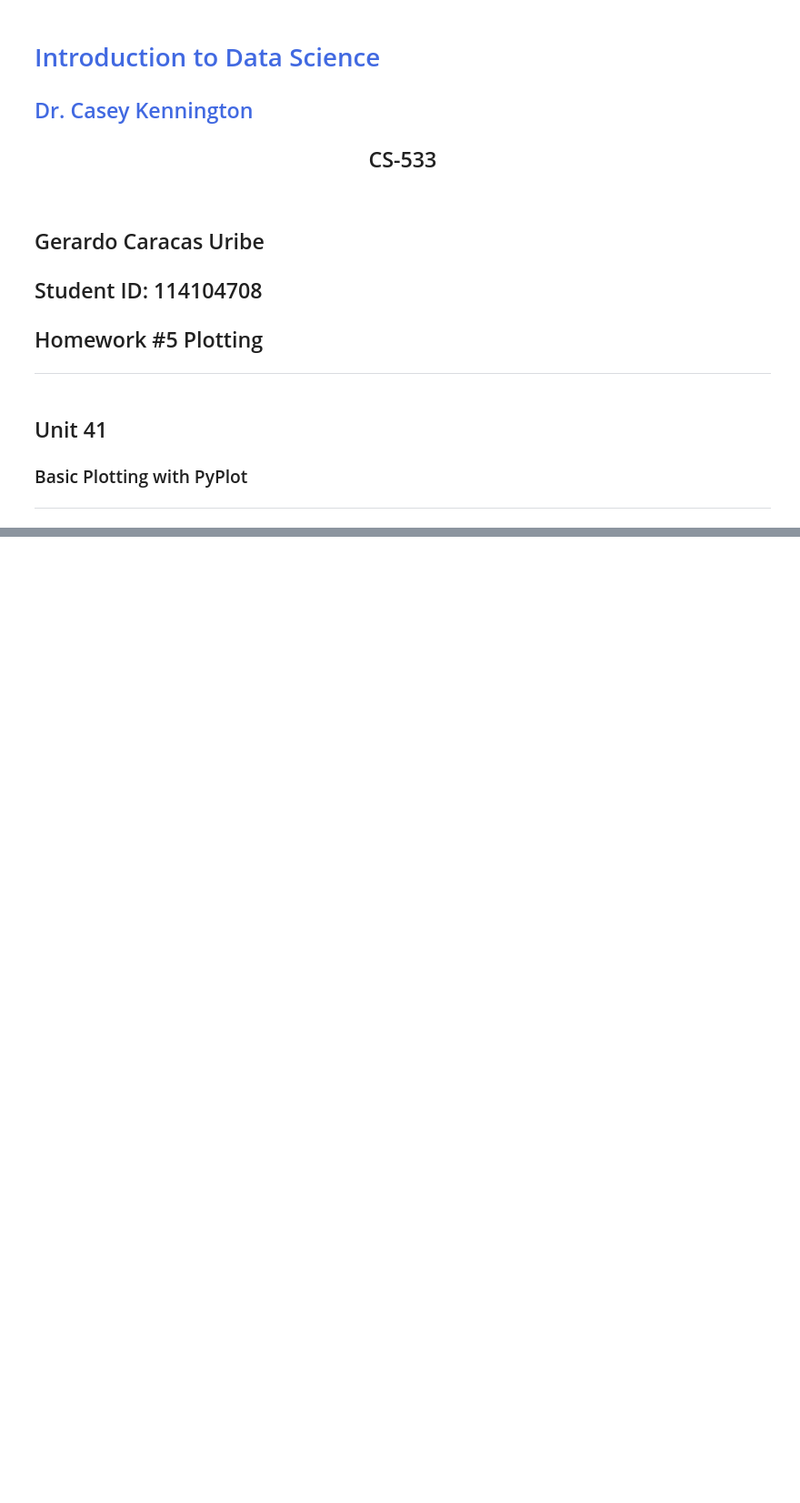
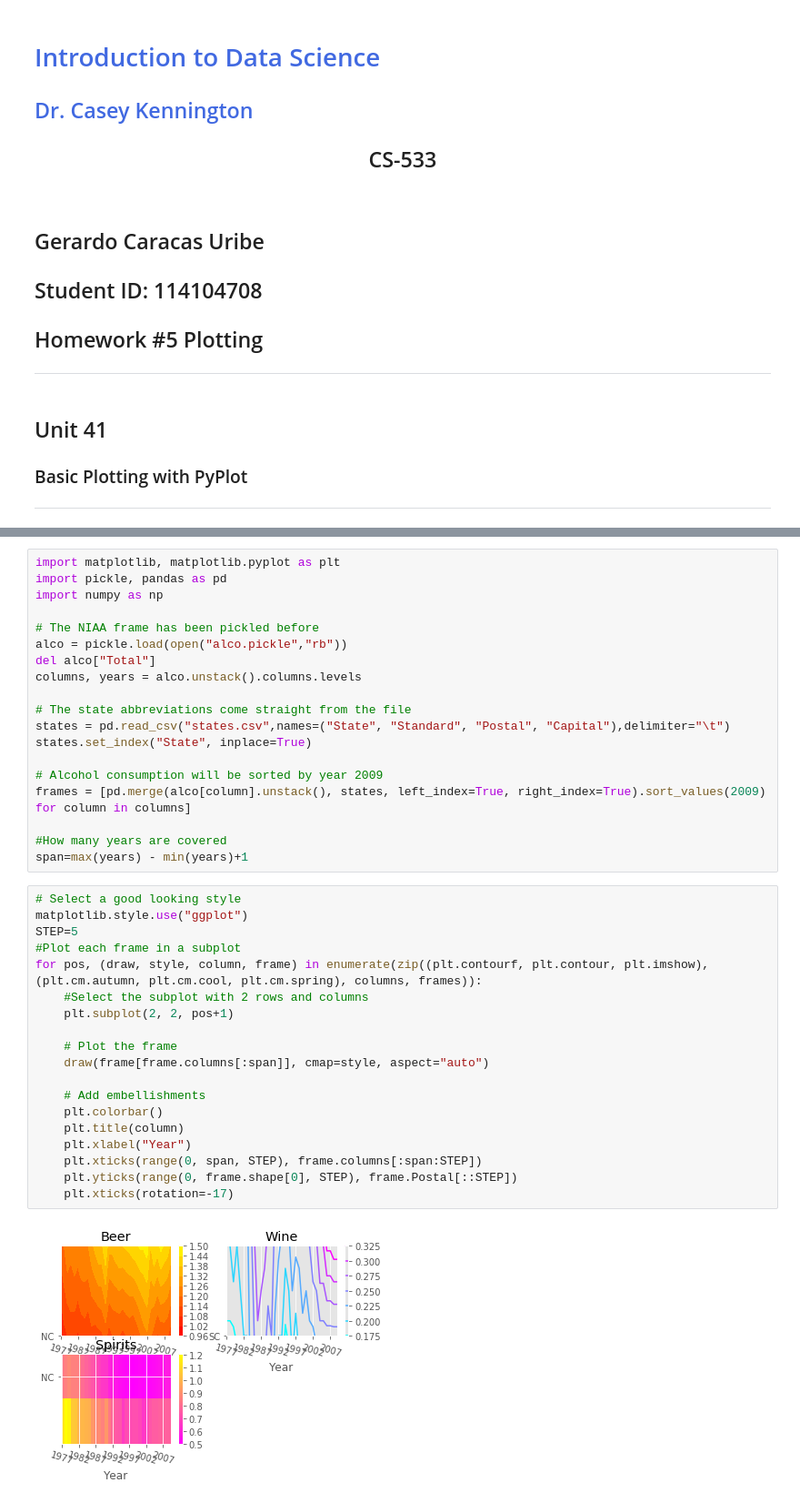
Before and after one commit to gcaracas/bsu, a Jupyter notebook: introds/hw/L5-Plotting/plotting.ipynb, the cells around one changed output, grey strips where cells are left out. Shown: that part at 91% size. Cells and saved outputs as stored; diff of their text form; blank space fills up the shorter version.

```diff
--- a/introds/hw/L5-Plotting/plotting.ipynb
+++ b/introds/hw/L5-Plotting/plotting.ipynb
@@ -37,0 +24,40 @@ Int64Index([1977, 1978, 1979, 1980, 1981, 1982, 1983, 1984, 1985, 1986, 1987,
+# %%
+import matplotlib, matplotlib.pyplot as plt
+import pickle, pandas as pd
+import numpy as np
+
+# The NIAA frame has been pickled before
+alco = pickle.load(open("alco.pickle","rb"))
+del alco["Total"]
+columns, years = alco.unstack().columns.levels
+
+# The state abbreviations come straight from the file
+states = pd.read_csv("states.csv",names=("State", "Standard", "Postal", "Capital"),delimiter="\t")
+states.set_index("State", inplace=True)
+
+# Alcohol consumption will be sorted by year 2009
+frames = [pd.merge(alco[column].unstack(), states, left_index=True, right_index=True).sort_values(2009) for column in columns]
+
+#How many years are covered
+span=max(years) - min(years)+1
+# %%
+# Select a good looking style
+matplotlib.style.use("ggplot")
+STEP=5
+#Plot each frame in a subplot
+for pos, (draw, style, column, frame) in enumerate(zip((plt.contourf, plt.contour, plt.imshow),(plt.cm.autumn, plt.cm.cool, plt.cm.spring), columns, frames)):
+    #Select the subplot with 2 rows and columns
+    plt.subplot(2, 2, pos+1)
+
+    # Plot the frame
+    draw(frame[frame.columns[:span]], cmap=style, aspect="auto")
+
+    # Add embellishments
+    plt.colorbar()
+    plt.title(column)
+    plt.xlabel("Year")
+    plt.xticks(range(0, span, STEP), frame.columns[:span:STEP])
+    plt.yticks(range(0, frame.shape[0], STEP), frame.Postal[::STEP])
+    plt.xticks(rotation=-17)
+# %% [output]
+[figure, added]
```
Also changed, not shown: parts of 10 cells of this notebook, 6 other files.
